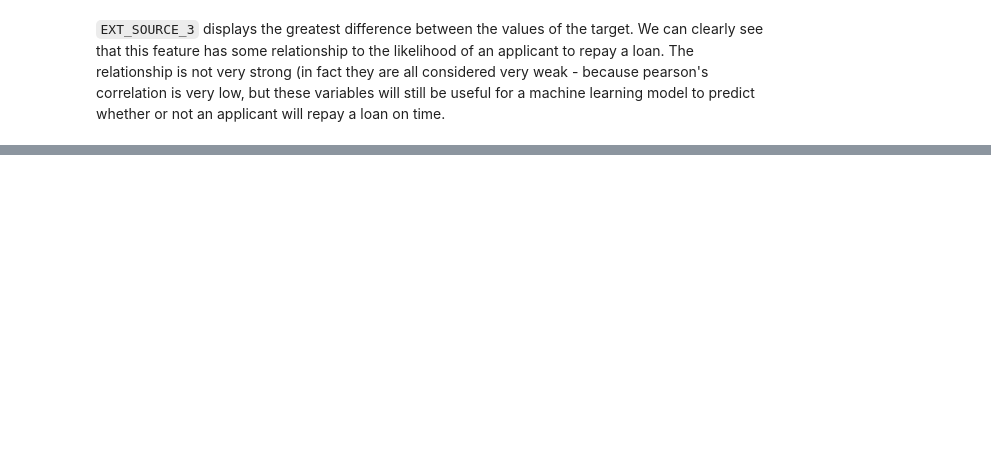
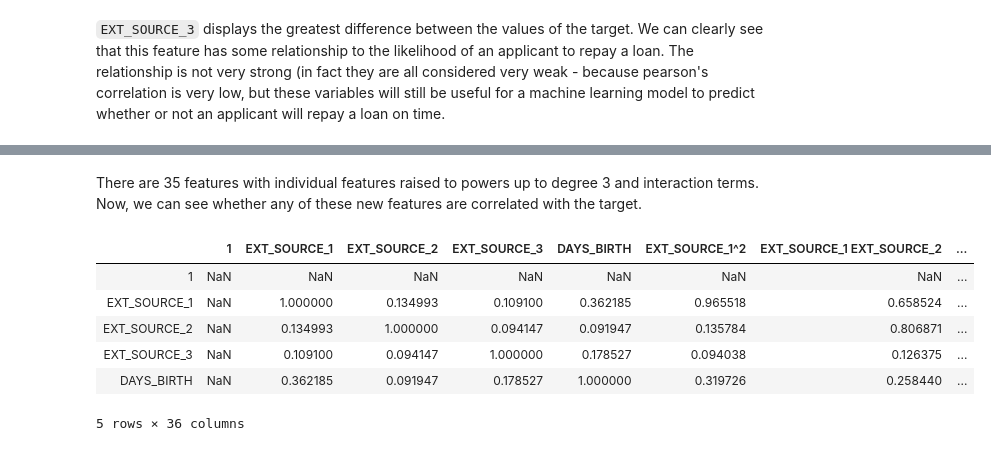
Before and after one commit to BaekKyunShin/Kaggle, a Jupyter notebook: Home_Credit_Default_Risk/A Gentle Introduction.ipynb, the cells around one changed output, grey strips where cells are left out. Drawn from its saved outputs; the diff is of its cells as text; code cells hidden in the pictures; blank space fills up the shorter version.

```diff
--- a/Home_Credit_Default_Risk/A Gentle Introduction.ipynb
+++ b/Home_Credit_Default_Risk/A Gentle Introduction.ipynb
@@ -562,0 +627,29 @@ plt.tight_layout(h_pad=2.5);
+# %%
+# Make a new dataframe for polynomial features
+poly_features = app_train[['EXT_SOURCE_1', 'EXT_SOURCE_2', 'EXT_SOURCE_3', 'DAYS_BIRTH', 'TARGET']]
+poly_features_test = app_test[['EXT_SOURCE_1', 'EXT_SOURCE_2', 'EXT_SOURCE_3', 'DAYS_BIRTH']]
+
+# imputer for handling missing values
+from sklearn.preprocessing import Imputer
+imputer = Imputer(strategy = 'median')
+
+poly_target = poly_features['TARGET']
+poly_features = poly_features.drop(columns = ['TARGET'])
+
+# Need to impute missing values
+poly_features = imputer.fit_transform(poly_features)
+poly_features_test = imputer.transform(poly_features_test)
+# %%
+from sklearn.preprocessing import PolynomialFeatures
+
+# Create the polynomial object with specified degree
+poly_transformer = PolynomialFeatures(degree = 3)
+
+# Train the polynomial features
+poly_transformer.fit(poly_features)
+
+# Transform the features
+poly_features = poly_transformer.transform(poly_features)
+poly_features_test = poly_transformer.transform(poly_features_test)
+
+print('Polynomial Features shape: ', poly_features.shape)
@@ -562,0 +678,19 @@ plt.tight_layout(h_pad=2.5);
+# %% [markdown]
+There are 35 features with individual features raised to powers up to degree 3 and interaction terms. Now, we can see whether any of these new features are correlated with the target.
+# %%
+# Create a dataframe of the features
+poly_features = pd.DataFrame(poly_features,
+                             columns = poly_transformer.get_feature_names(['EXT_SOURCE_1', 'EXT_SOURCE_2', 'EXT_SOURCE_3', 'DAYS_BIRTH']))
+
+# Add in the target
+poly_features['TARGET'] = poly_target
+# %%
+poly_features.corr().head()
+# %% [output]
+|  | 1 | EXT_SOURCE_1 | EXT_SOURCE_2 | EXT_SOURCE_3 | DAYS_BIRTH | EXT_SOURCE_1^2 | EXT_SOURCE_1 EXT_SOURCE_2 | ... |
+| 1 | NaN | NaN | NaN | NaN | NaN | NaN | NaN | ... |
+| EXT_SOURCE_1 | NaN | 1.000000 | 0.134993 | 0.109100 | 0.362185 | 0.965518 | 0.658524 | ... |
+| EXT_SOURCE_2 | NaN | 0.134993 | 1.000000 | 0.094147 | 0.091947 | 0.135784 | 0.806871 | ... |
+| EXT_SOURCE_3 | NaN | 0.109100 | 0.094147 | 1.000000 | 0.178527 | 0.094038 | 0.126375 | ... |
+| DAYS_BIRTH | NaN | 0.362185 | 0.091947 | 0.178527 | 1.000000 | 0.319726 | 0.258440 | ... |
+5 rows × 36 columns
```
Also changed, not shown: parts of 65 cells of this notebook.
